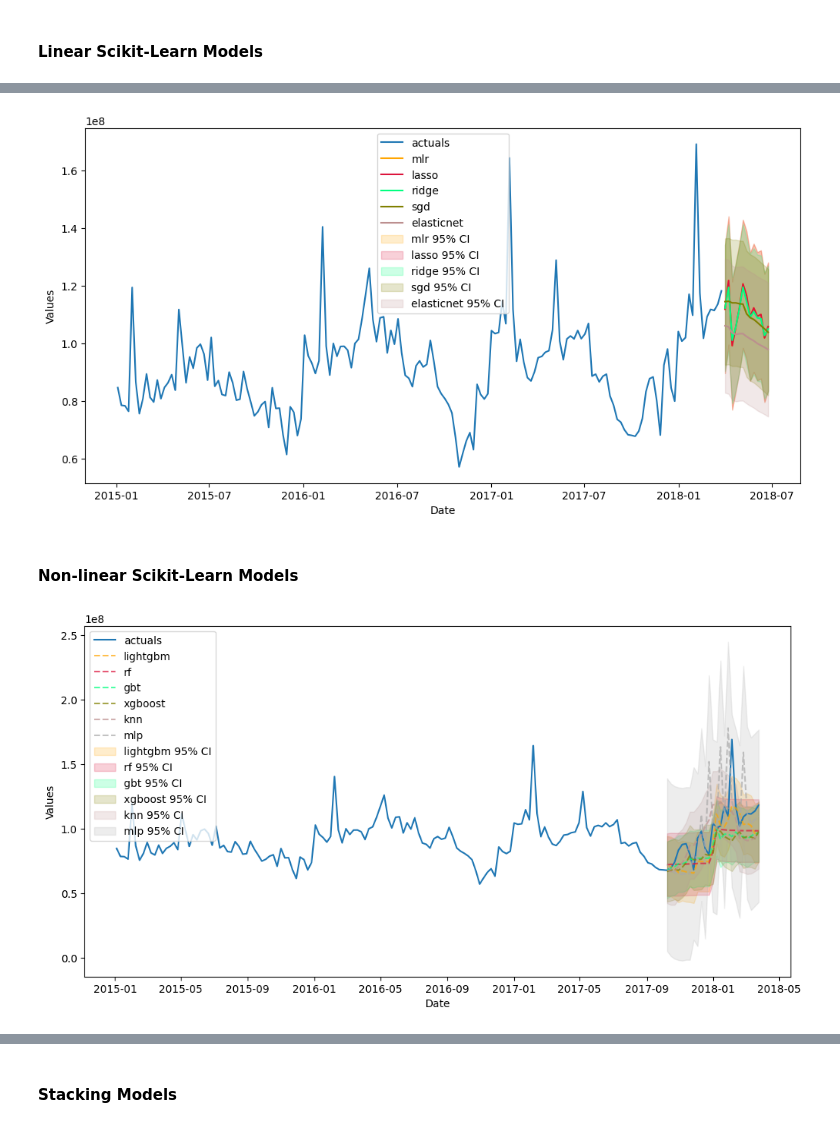
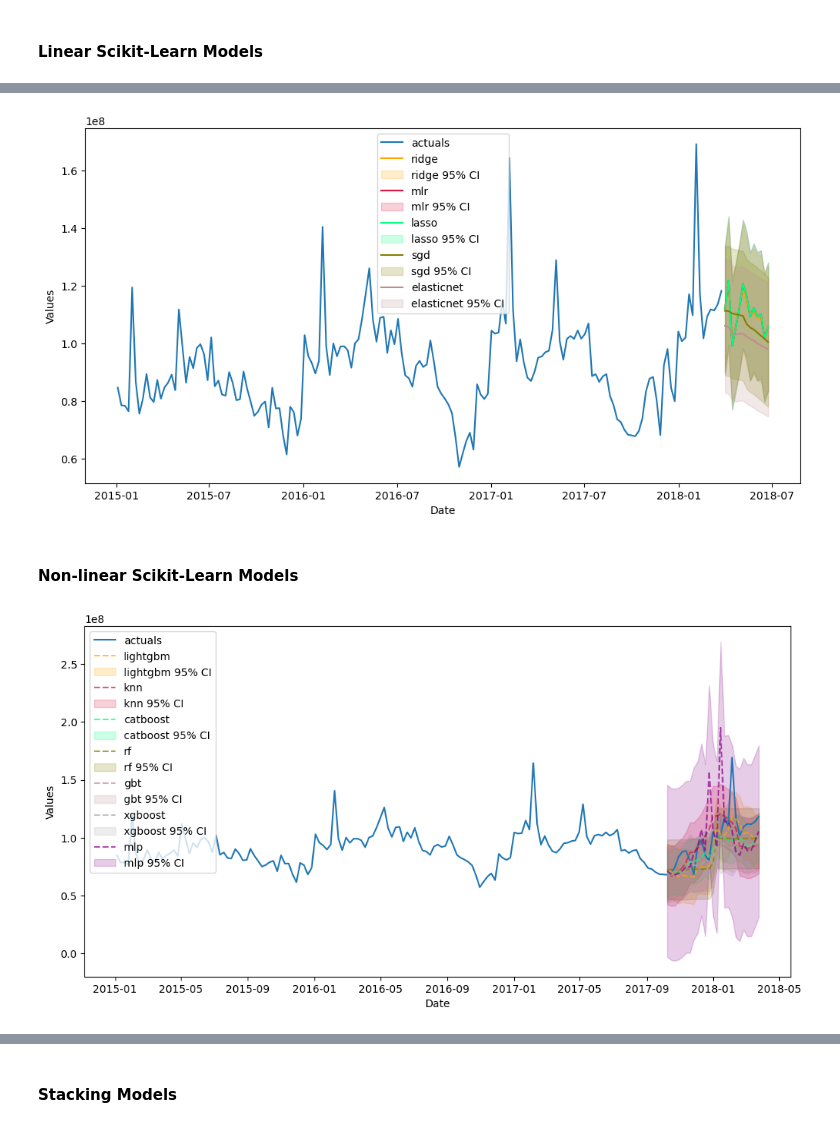
Before and after one commit to mikekeith52/scalecast-examples, a Jupyter notebook: misc/introduction/Introduction2.ipynb, the cells around one changed output, grey strips where cells are left out. Cells and saved outputs as stored; diff of their text form; code cells hidden in the pictures.

```diff
--- a/misc/introduction/Introduction2.ipynb
+++ b/misc/introduction/Introduction2.ipynb
@@ -169,8 +164,8 @@ plt.show()
 # %%
-f.plot(ci=True,models=['mlr','lasso','ridge','elasticnet','sgd'],order_by='LevelTestSetMAPE')
+f.plot(ci=True,models=['mlr','lasso','ridge','elasticnet','sgd'],order_by='TestSetRMSE')
 plt.show()
 # %% [output]
-[figure, old version]
+[figure, new version]
 # %% [markdown]
 #### Non-linear Scikit-Learn Models
 # %%
@@ -185,6 +180,9 @@ f.manual_forecast(gamma=1,dynamic_testing=13)
 # %%
 f.set_estimator('lightgbm')
 f.manual_forecast(max_depth=2,dynamic_testing=13)
+# %%
+f.set_estimator('catboost')
+f.manual_forecast(depth=4,verbose=False,dynamic_testing=13)
 # %%
 f.set_estimator('knn')
 f.manual_forecast(n_neighbors=5,dynamic_testing=13)
@@ -192,8 +190,12 @@ f.manual_forecast(n_neighbors=5,dynamic_testing=13)
 f.set_estimator('mlp')
 f.manual_forecast(hidden_layer_sizes=(50,50),solver='lbfgs',dynamic_testing=13)
 # %%
-f.plot_test_set(ci=True,models=['rf','gbt','xgboost','lightgbm','knn','mlp'],order_by='LevelTestSetMAPE')
+f.plot_test_set(
+    ci=True,
+    models=['rf','gbt','xgboost','lightgbm','catboost','knn','mlp'],
+    order_by='TestSetRMSE'
+)
 plt.show()
 # %% [output]
-[figure, old version]
+[figure, new version]
 # %%
```
Also changed, not shown: parts of 50 cells of this notebook, 6 other files.
